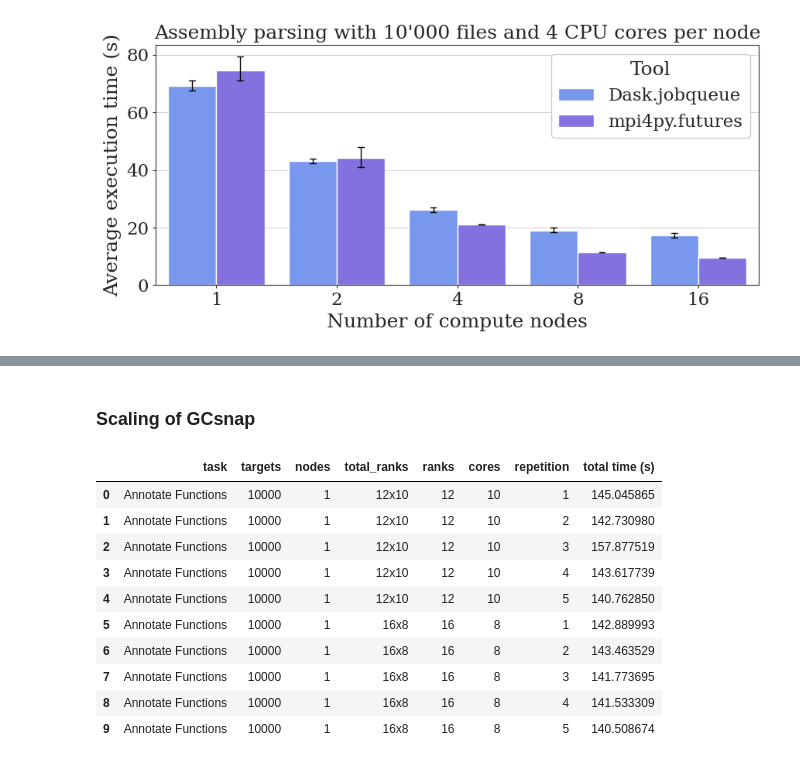
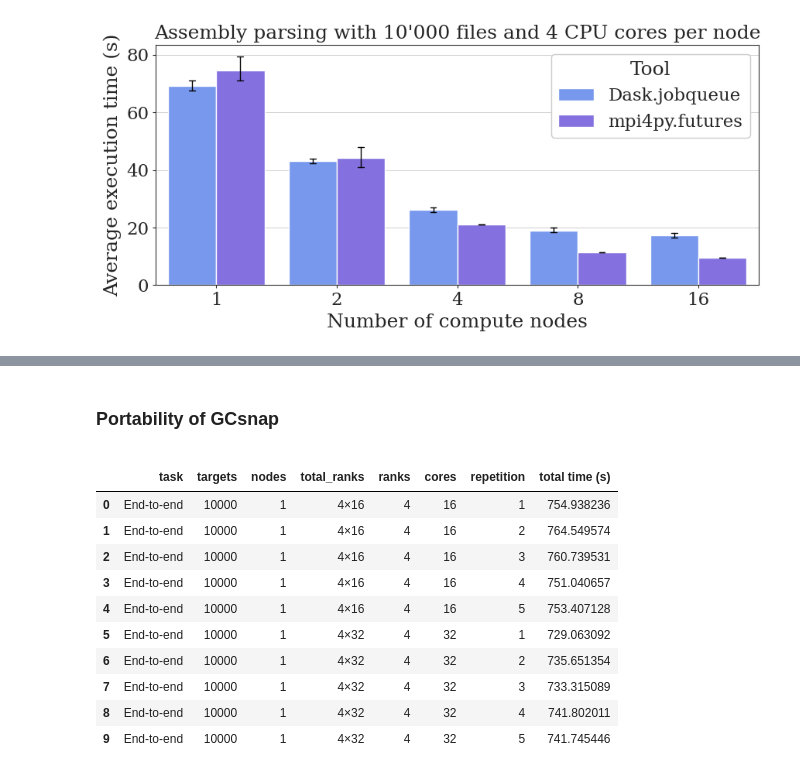
Before and after one commit to RetoKrummenacher/gcsnap2_reproduce, a Jupyter notebook: plots/plots.ipynb, the cells around one changed output, grey strips where cells are left out. Cells and saved outputs as stored; diff of their text form; code cells hidden in the pictures.

```diff
--- a/plots/plots.ipynb
+++ b/plots/plots.ipynb
@@ -230,7 +276,7 @@ plot_loop = {
         ],
         'title' : 'GCsnap1 Desktop, end-to-end execution time',
         'loc' : 'upper left',
-        'ylim' : [0,649]
+        'ylim' : [0,775]
     }
 }
 
@@ -469,15 +515,15 @@ for k,v in plot_loop.items():
 # %%
 # path to files for unimproved GCsanp2
-path_csv = '/.../experiments/gcsnap2/'
+path_csv = '/users/stud/k/kruret00/PASC25/experiments_deliver/setA/'
 
 # all csv files
-all_files = glob.glob(os.path.join(path_csv,'results', '**', "timing.csv"))
+all_files = glob.glob(os.path.join(path_csv,'results', '**', 'timing.csv'))
 
 # add distributed experiments
-path_csv = '/.../experiments/gcsnap2_improved_taxonomy/'
+path_csv = '/users/stud/k/kruret00/PASC25/experiments_deliver/setB/'
 
 # all csv files
-all_files = glob.glob(os.path.join(path_csv,'results', '**',"timing.csv")) + all_files
+all_files = glob.glob(os.path.join(path_csv,'results', '**','timing.csv')) + all_files
 
 
 # Read all CSV files and combine them into a single DataFrame
@@ -510,9 +556,9 @@ for filename in all_files:
 
 
     # add variant of results
-    if filename.split('/')[-4] == 'gcsnap2':
+    if filename.split('/')[-4] == 'setA':
         df['variant'] = 'GCsnap2 Cluster (A.)'
-    elif filename.split('/')[-4] == 'gcsnap2_improved_taxonomy':
+    elif filename.split('/')[-4] == 'setB':
         df['variant'] = 'Improved Taxonomy (B.)'
 
     df_list.append(df)
@@ -547,5 +593,5 @@ df_gc2['task'] = df_gc2['task'].replace(steps[11:], 'Producing output')
 df_gc2 = df_gc2[df_gc2['task'].isin(filter_l)].copy()
 block_df_gc2 = df_gc2.groupby(['task', 'targets', 'nodes', 'ranks', 'cores', 'repetition','variant'])['total time (s)'].sum().reset_index()
 bs_df_gc2 = pd.concat([block_df_gc2,df_gc2_steps], axis=0, ignore_index=True).copy()
-bs_df_gc2.head(10)
+bs_df_gc2[(bs_df_gc2['task'] == 'End-to-end') & (bs_df_gc2['ranks'] == 4) & (bs_df_gc2['nodes'].isin([4])) & (bs_df_gc2['cores'] == 4) & (bs_df_gc2['variant'] == 'Improved Taxonomy (B.)')]['total time (s)'].sum() / 5
 # %% [output]
@@ -599,12 +635,12 @@ plot_loop = {
         ],
         'x_order' : 'task',
         'hue_order' : 'nodes',
-        'title' : "A.: 1'000 targets, 4 ranks per node, 4 CPUs per rank",
+        'title' : "A.: 1'000 targets, 4 ranks per node, 4 CPU cores per rank",
         'loc' : 'upper right',
         'ncol' : 3,
-        'annotate' : False,
+        'annotate' : True,
         'steps_of_interest' : False,
-        'ylim': [0,349]
+        'ylim': [0,369]
     },
     'gcsnap2_improvement' : {
             'on_x' : 'task',
@@ -624,12 +660,12 @@ plot_loop = {
             ],
             'x_order' : 'task',
             'hue_order' : 'variant',
-            'title' : "A. vs. B.: 1'000 targets, 4 nodes, 4 ranks, 4 CPUs",
+            'title' : "A. vs. B.: 1'000 targets, 4 computing nodes,\n4 ranks per node, 4 CPU cores per rank",
             'loc' : 'upper center',
             'ncol' : 1,
-            'annotate' : False,
+            'annotate' : True,
             'steps_of_interest' : False,
-            'ylim': [0,349]
+            'ylim': [0,369]
         },
     'gcsnap2_cpu' : {
             'on_x' : 'task',
@@ -652,9 +688,9 @@ plot_loop = {
             'title' : "A.: 1'000 targets, 4 computing nodes, 4 ranks per node",
             'loc' : 'upper right',
             'ncol' : 3,
-            'annotate' : False,
+            'annotate' : True,
             'steps_of_interest' : False,
-            'ylim': [0,349]
+            'ylim': [0,369]
         },
 }
 
@@ -708,7 +744,7 @@ for k,v in plot_loop.items():
         hue=on_hue,
         hue_order=hue_order,
         estimator=np.mean,
-        errorbar = lambda x: (x.min(), x.max()),
+        errorbar = None,
         palette=custom_palette[:data[on_hue].nunique()],
         capsize=0.1,  # Controls the size of the caps on the error bars
         err_kws={'color': 'black', 'linewidth': 1} # Width of the error bars
@@ -751,11 +787,12 @@ for k,v in plot_loop.items():
 # %% [markdown]
-### Scaling of GCsnap
+### Portability of GCsnap
+<a id='scaling'></a>
 # %%
 # path to files for unimproved GCsanp2
-path_csv = '/.../experiments/gcsnap2_amd/'
+path_csv = '/users/stud/k/kruret00/PASC25/experiments_deliver/setC/'
 
 # all csv files
-all_files = glob.glob(os.path.join(path_csv,'results', '**', "timing.csv"))
+all_files = glob.glob(os.path.join(path_csv,'results', '**', 'timing.csv'))
 
 # Read all CSV files and combine them into a single DataFrame
 df_list = []
@@ -791,49 +828,50 @@ for filename in all_files:
 combined_df = pd.concat(df_list, axis=0, ignore_index=True)
 df_gc2 = combined_df.copy()
 
-filter_l = ['End-to-end','Parse Assemblies','Find Families','Annotate Functions','Find Operons','Other Substeps']
+filter_l = ['End-to-end','Parse Assemblies','Find Families','Find Operons','Produce Output','Other Substeps']
 
 # combine results to blocks
 steps = ['All steps 0-10',
          'Step 0: Parse Targets',
          'Step 1: Collecting the genomic contexts',
          'Step 1a: Mapping',
          'Step 1b: Assemblies',
          'Step 1c: Sequences',
          'Step 2: Finding protein families',
          'Step 3: Annotating functions and structures',
          'Step 4-5: Finding operon/genomic_context',
          'Step 6: Mapping taxonomy',
          'Step 7: Finding ALL proteins with transmembrane segments',
          'Step 8-9: Producing figures',
          'Step 10: Write output']
 df_gc2 = df_gc2[df_gc2['task'].isin(steps)].copy()
 df_gc2_steps = df_gc2.copy()
 df_gc2['task'] = df_gc2['task'].replace(steps[0], 'End-to-end')
 df_gc2['task'] = df_gc2['task'].replace(steps[4], 'Parse Assemblies')
 df_gc2['task'] = df_gc2['task'].replace(steps[6], 'Find Families')
-df_gc2['task'] = df_gc2['task'].replace(steps[7], 'Annotate Functions')
+df_gc2['task'] = df_gc2['task'].replace(steps[7], 'Other Substeps')
 df_gc2['task'] = df_gc2['task'].replace(steps[8], 'Find Operons')
 df_gc2['task'] = df_gc2['task'].replace(steps[1], 'Other Substeps')
 df_gc2['task'] = df_gc2['task'].replace(steps[3], 'Other Substeps')
 df_gc2['task'] = df_gc2['task'].replace(steps[5], 'Other Substeps')
-df_gc2['task'] = df_gc2['task'].replace(steps[9:12], 'Other Substeps')
+df_gc2['task'] = df_gc2['task'].replace(steps[9:11], 'Other Substeps')
+df_gc2['task'] = df_gc2['task'].replace(steps[11:], 'Produce Output')
 df_gc2 = df_gc2[df_gc2['task'].isin(filter_l)].copy()
 block_df_gc2 = df_gc2.groupby(['task', 'targets', 'nodes', 'total_ranks' , 'ranks', 'cores', 'repetition'])['total time (s)'].sum().reset_index()
 bs_df_gc2 = pd.concat([block_df_gc2,df_gc2_steps], axis=0, ignore_index=True).copy()
 bs_df_gc2.head(10)
 # %% [output]
 |  | task | targets | nodes | total_ranks | ranks | cores | repetition | total time (s) |
-| 0 | Annotate Functions | 10000 | 1 | 12x10 | 12 | 10 | 1 | 145.045865 |
-| 1 | Annotate Functions | 10000 | 1 | 12x10 | 12 | 10 | 2 | 142.730980 |
-| 2 | Annotate Functions | 10000 | 1 | 12x10 | 12 | 10 | 3 | 157.877519 |
-| 3 | Annotate Functions | 10000 | 1 | 12x10 | 12 | 10 | 4 | 143.617739 |
-| 4 | Annotate Functions | 10000 | 1 | 12x10 | 12 | 10 | 5 | 140.762850 |
-| 5 | Annotate Functions | 10000 | 1 | 16x8 | 16 | 8 | 1 | 142.889993 |
-| 6 | Annotate Functions | 10000 | 1 | 16x8 | 16 | 8 | 2 | 143.463529 |
-| 7 | Annotate Functions | 10000 | 1 | 16x8 | 16 | 8 | 3 | 141.773695 |
-| 8 | Annotate Functions | 10000 | 1 | 16x8 | 16 | 8 | 4 | 141.533309 |
-| 9 | Annotate Functions | 10000 | 1 | 16x8 | 16 | 8 | 5 | 140.508674 |
+| 0 | End-to-end | 10000 | 1 | 4×16 | 4 | 16 | 1 | 754.938236 |
+| 1 | End-to-end | 10000 | 1 | 4×16 | 4 | 16 | 2 | 764.549574 |
+| 2 | End-to-end | 10000 | 1 | 4×16 | 4 | 16 | 3 | 760.739531 |
+| 3 | End-to-end | 10000 | 1 | 4×16 | 4 | 16 | 4 | 751.040657 |
+| 4 | End-to-end | 10000 | 1 | 4×16 | 4 | 16 | 5 | 753.407128 |
+| 5 | End-to-end | 10000 | 1 | 4×32 | 4 | 32 | 1 | 729.063092 |
+| 6 | End-to-end | 10000 | 1 | 4×32 | 4 | 32 | 2 | 735.651354 |
+| 7 | End-to-end | 10000 | 1 | 4×32 | 4 | 32 | 3 | 733.315089 |
+| 8 | End-to-end | 10000 | 1 | 4×32 | 4 | 32 | 4 | 741.802011 |
+| 9 | End-to-end | 10000 | 1 | 4×32 | 4 | 32 | 5 | 741.745446 |
 # %%
 # plots are procuded in loops
 
```
Also changed, not shown: parts of 19 cells of this notebook, 9 other files.
